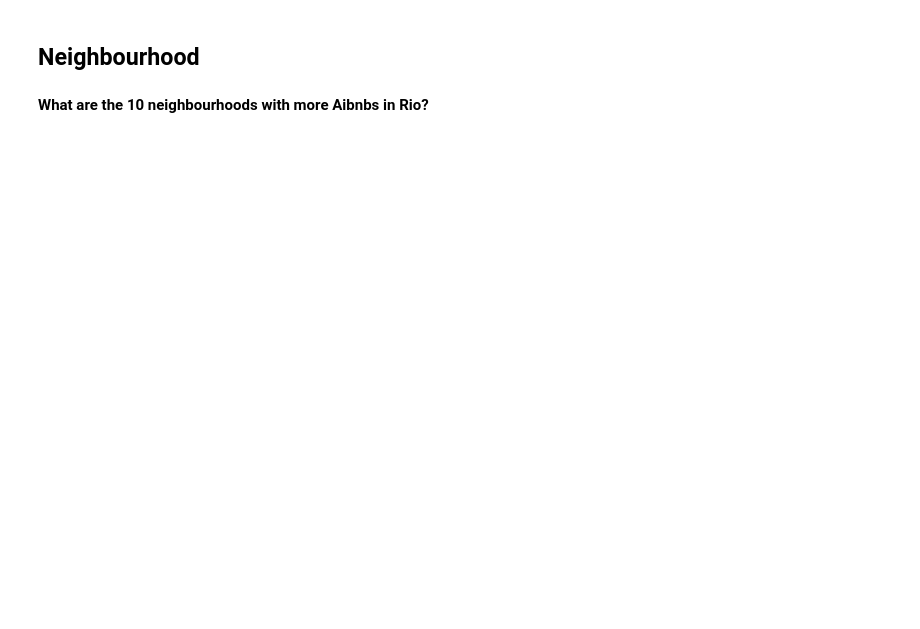
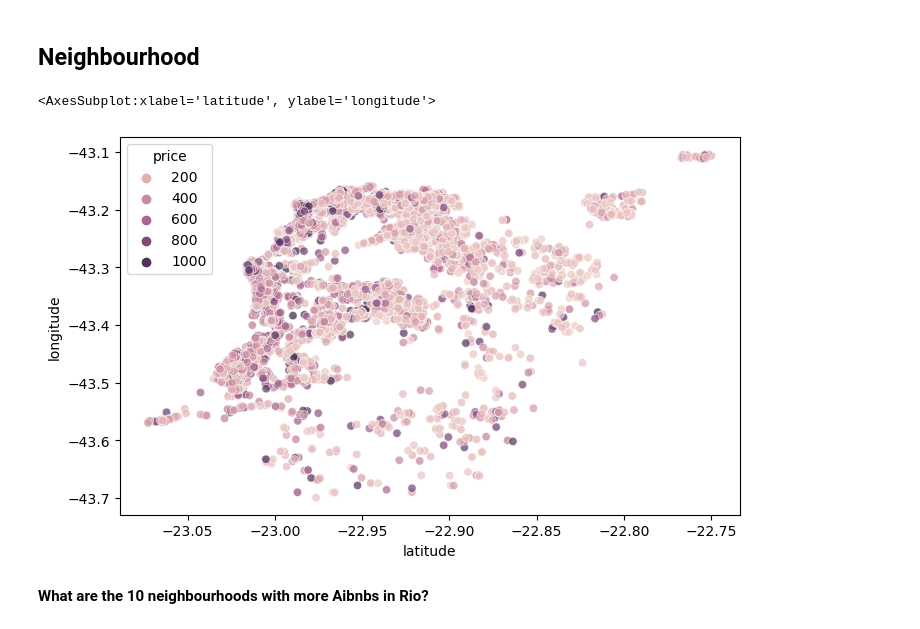
Before and after one commit to Gabrielle-Ribeiro/airbnb-rio, a Jupyter notebook: Exploratory Data Analysis and Data Visualization.ipynb, the cells around one changed output. Saved outputs shown, nothing was run; the diff lists cells and outputs as text; code cells hidden in the pictures; blank space fills up the shorter version.

```diff
--- a/Exploratory Data Analysis and Data Visualization.ipynb
+++ b/Exploratory Data Analysis and Data Visualization.ipynb
@@ -321,4 +372,10 @@ sns.despine()
 # %% [markdown]
 ## Neighbourhood
+# %%
+plt.figure(figsize = (8,5), dpi=100)
+sns.scatterplot(data=df, x='latitude', y='longitude', hue='price', alpha=0.7)
+# %% [output]
+<AxesSubplot:xlabel='latitude', ylabel='longitude'>
+[figure, added]
 # %% [markdown]
 **What are the 10 neighbourhoods with more Aibnbs in Rio?**
```
Also changed, not shown: parts of 14 cells of this notebook, 1 other file.
